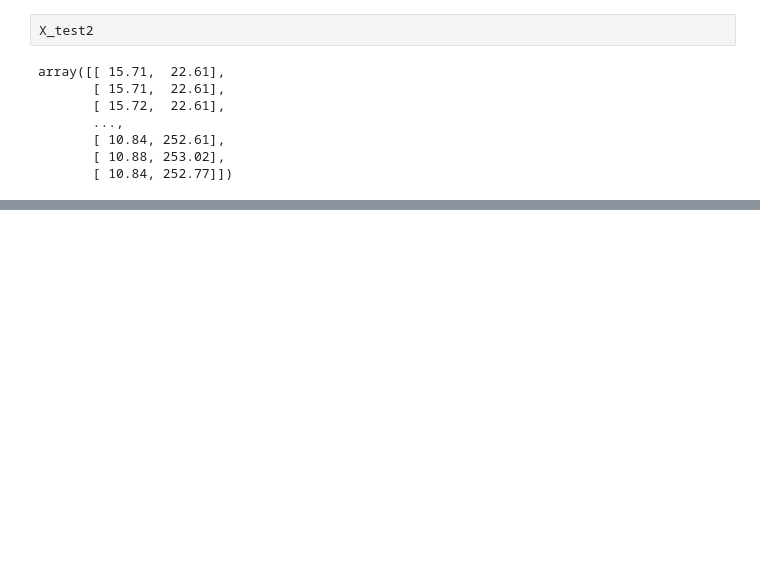
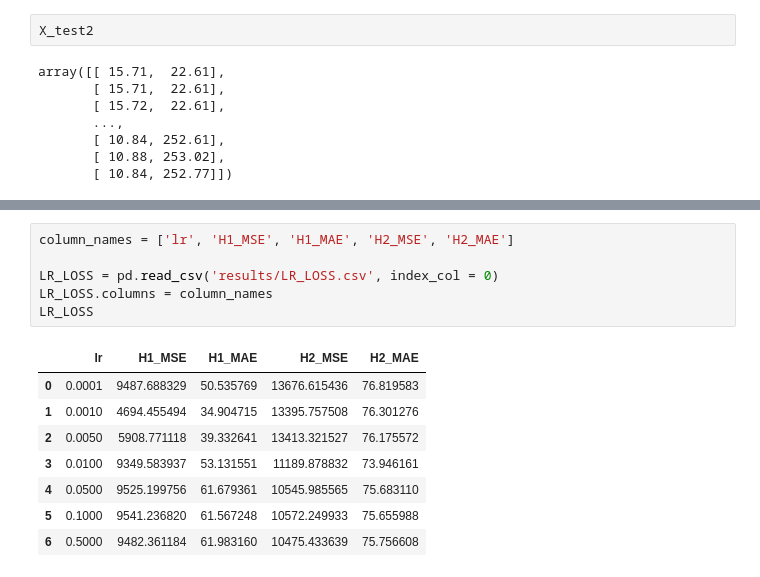
Before and after one commit to muciyuallen/Energy-Disaggregation, a Jupyter notebook: scratch_notebook.ipynb, the cells around one changed output, grey strips where cells are left out. Cells and saved outputs as stored; diff of their text form; blank space fills up the shorter version.

```diff
--- a/scratch_notebook.ipynb
+++ b/scratch_notebook.ipynb
@@ -231,0 +250,15 @@ array([[ 15.71,  22.61],
+# %%
+column_names = ['lr', 'H1_MSE', 'H1_MAE', 'H2_MSE', 'H2_MAE']
+
+LR_LOSS = pd.read_csv('results/LR_LOSS.csv', index_col = 0)
+LR_LOSS.columns = column_names
+LR_LOSS
+# %% [output]
+|  | lr | H1_MSE | H1_MAE | H2_MSE | H2_MAE |
+| 0 | 0.0001 | 9487.688329 | 50.535769 | 13676.615436 | 76.819583 |
+| 1 | 0.0010 | 4694.455494 | 34.904715 | 13395.757508 | 76.301276 |
+| 2 | 0.0050 | 5908.771118 | 39.332641 | 13413.321527 | 76.175572 |
+| 3 | 0.0100 | 9349.583937 | 53.131551 | 11189.878832 | 73.946161 |
+| 4 | 0.0500 | 9525.199756 | 61.679361 | 10545.985565 | 75.683110 |
+| 5 | 0.1000 | 9541.236820 | 61.567248 | 10572.249933 | 75.655988 |
+| 6 | 0.5000 | 9482.361184 | 61.983160 | 10475.433639 | 75.756608 |
```
Also changed, not shown: parts of 5 cells of this notebook, 2 other files.
